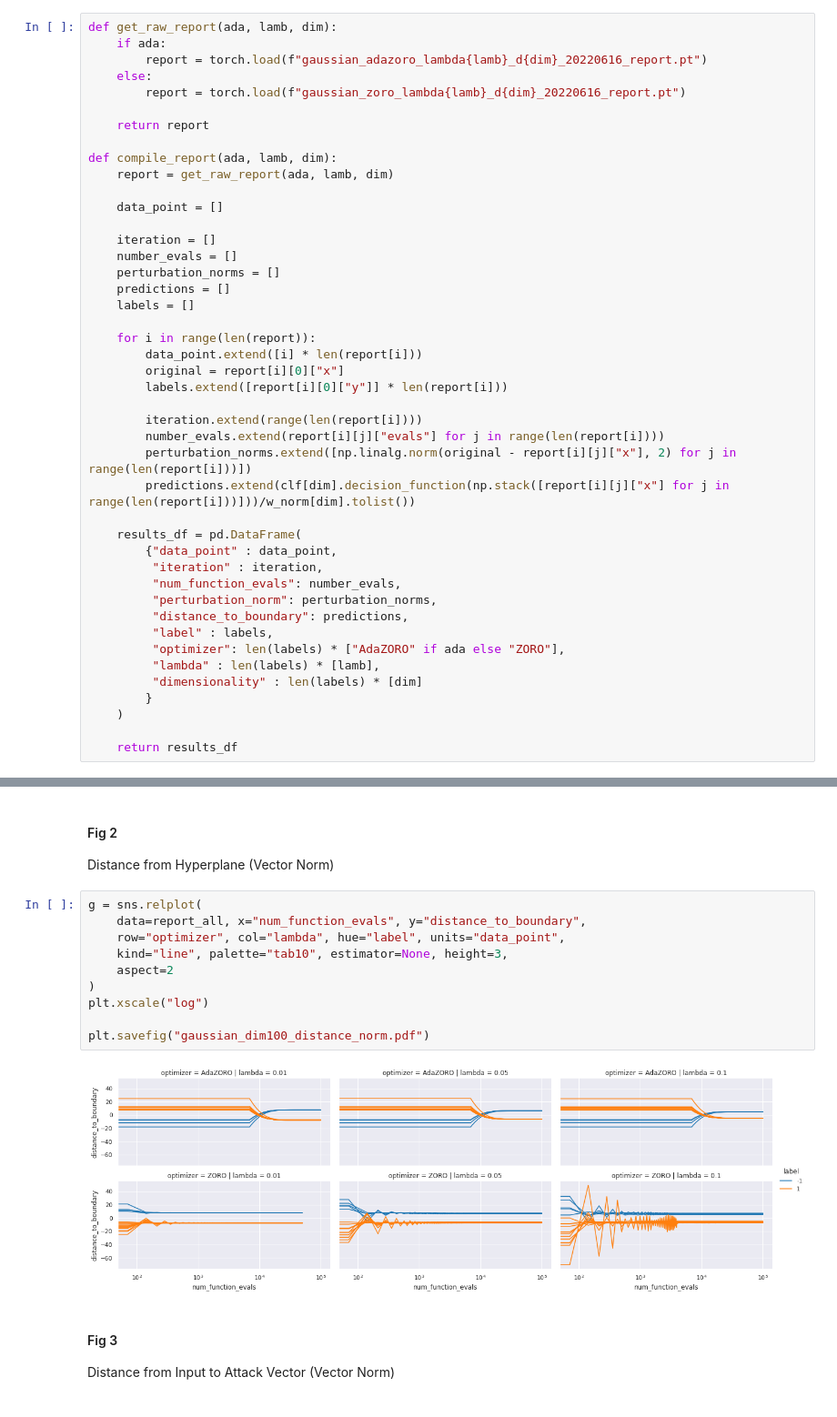
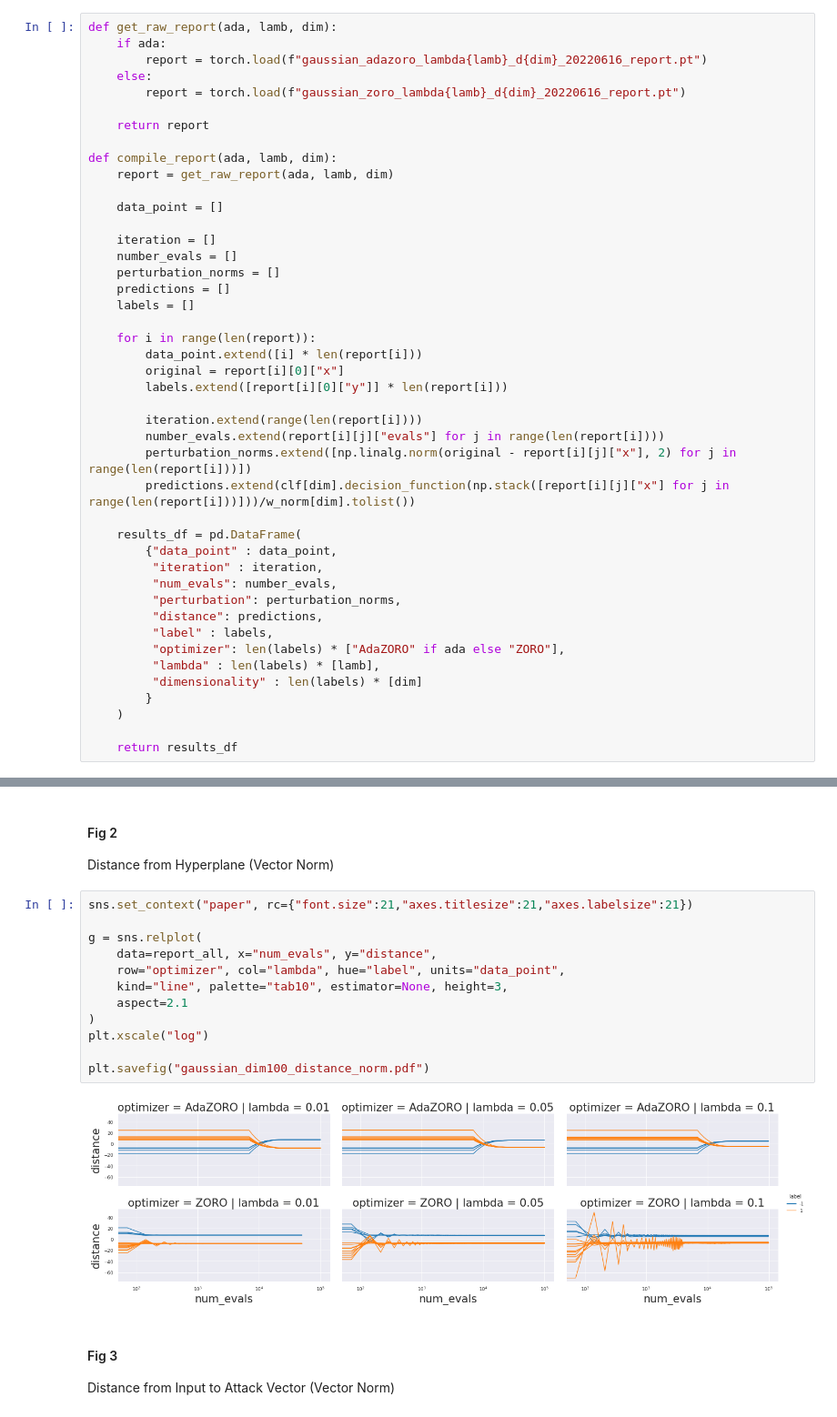
Before and after one commit to warhuus/optml-project, a Jupyter notebook: VisualizeResults.ipynb, the cells around one changed output, grey strips where cells are left out. Shown: that part at 91% size. Cells and saved outputs as stored; diff of their text form.

```diff
--- a/VisualizeResults.ipynb
+++ b/VisualizeResults.ipynb
@@ -128,9 +128,9 @@ def compile_report(ada, lamb, dim):
     results_df = pd.DataFrame(
         {"data_point" : data_point,
          "iteration" : iteration,
-         "num_function_evals": number_evals,
-         "perturbation_norm": perturbation_norms,
-         "distance_to_boundary": predictions,
+         "num_evals": number_evals,
+         "perturbation": perturbation_norms,
+         "distance": predictions,
          "label" : labels,
          "optimizer": len(labels) * ["AdaZORO" if ada else "ZORO"],
          "lambda" : len(labels) * [lamb],
@@ -199,17 +219,19 @@ plt.savefig("gaussian_dim100_path.pdf")
 
 Distance from Hyperplane (Vector Norm)
 # %%
+sns.set_context("paper", rc={"font.size":21,"axes.titlesize":21,"axes.labelsize":21})
+
 g = sns.relplot(
-    data=report_all, x="num_function_evals", y="distance_to_boundary",
+    data=report_all, x="num_evals", y="distance",
     row="optimizer", col="lambda", hue="label", units="data_point",
     kind="line", palette="tab10", estimator=None, height=3,
-    aspect=2
+    aspect=2.1
 )
 plt.xscale("log")
 
 plt.savefig("gaussian_dim100_distance_norm.pdf")
 # %% [output]
-[figure, old version]
+[figure, new version]
 # %% [markdown]
 #### Fig 3
 
```
Also changed, not shown: parts of 5 cells of this notebook, 2 other files.
